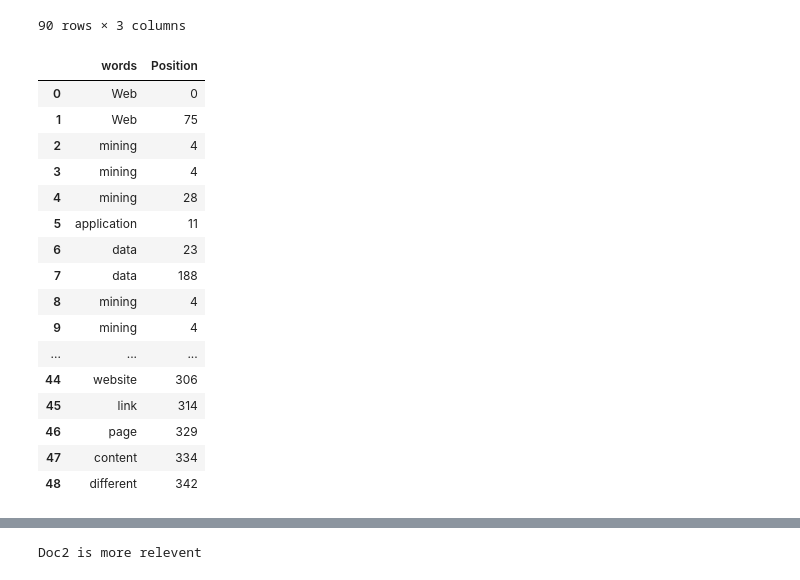
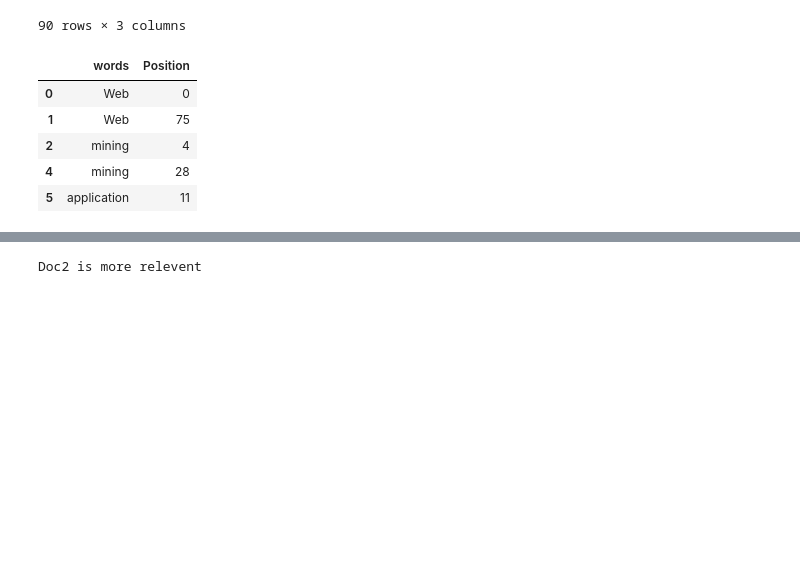
Before and after one commit to SreemanthG/Machine-Learning, a Jupyter notebook: Web Mining/Assignments/Assignment 1/final.ipynb, the cells around one changed output, grey strips where cells are left out. Drawn from its saved outputs; the diff is of its cells as text; code cells hidden in the pictures; blank space fills up the shorter version.

```diff
--- a/Web Mining/Assignments/Assignment 1/final.ipynb
+++ b/Web Mining/Assignments/Assignment 1/final.ipynb
@@ -436,34 +461,25 @@ df[['words','doc1 Freq','doc2 Freq']]
 # %%
 compwords1 =[]
 pos1=[]
 for x in resulttext1.get_text().split(" "):
     m =0
     if x in words1:
         for y in text1.split(" "):
             m += 1
             if(x==y):
                 compwords1.append(x)
                 pos1.append(text1.index(x,m-1))
 finaldata1 = {"words":compwords1,"Position":pos1}
-pd.DataFrame(finaldata1)
+h =pd.DataFrame(finaldata1)
+h.drop_duplicates(subset=['words', 'Position'],inplace=True)
+h.head()
 # %% [output]
 |  | words | Position |
 | 0 | Web | 0 |
 | 1 | Web | 75 |
 | 2 | mining | 4 |
-| 3 | mining | 4 |
 | 4 | mining | 28 |
 | 5 | application | 11 |
-| 6 | data | 23 |
-| 7 | data | 188 |
-| 8 | mining | 4 |
-| 9 | mining | 4 |
-| ... | ... | ... |
-| 44 | website | 306 |
-| 45 | link | 314 |
-| 46 | page | 329 |
-| 47 | content | 334 |
-| 48 | different | 342 |
 # %%
 compwords2 =[]
 pos2=[]
```
Also changed, not shown: parts of 41 cells of this notebook.
